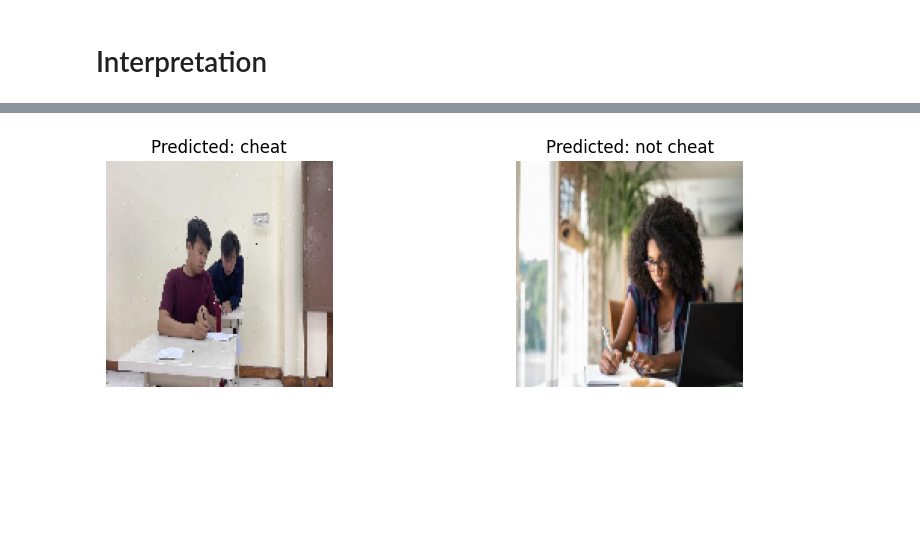
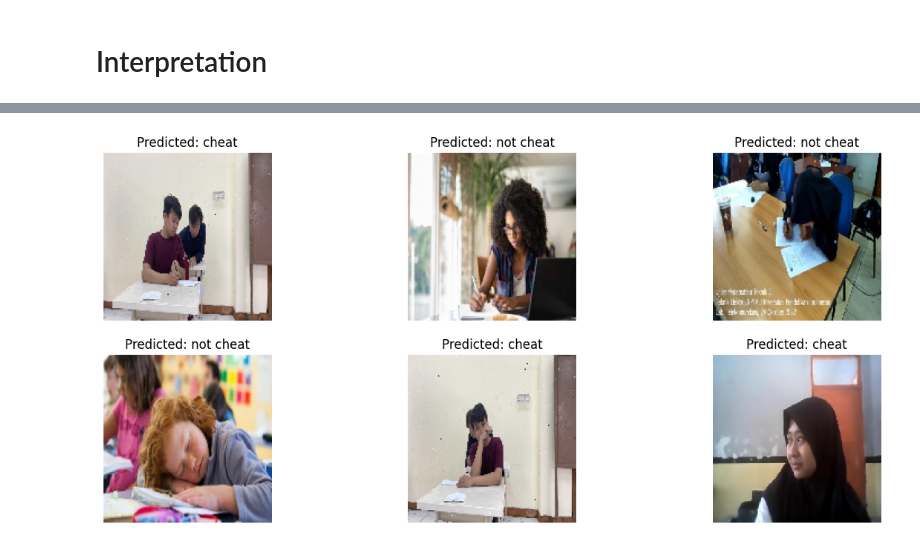
Before and after one commit to Gunaditya/school-cheating-ai-using-cv, a Jupyter notebook: school_Ai.ipynb, the cells around one changed output, grey strips where cells are left out. Saved outputs shown, nothing was run; the diff lists cells and outputs as text; code cells hidden in the pictures; blank space fills up the shorter version.

```diff
--- a/school_Ai.ipynb
+++ b/school_Ai.ipynb
@@ -61,10 +61,10 @@ import matplotlib.pyplot as plt
 from tensorflow.keras.preprocessing import image
 from sklearn.metrics import confusion_matrix, classification_report
 
-# Load your model
+
 model = load_model('version_0-5.keras')
 
-# Define your class indices
+
 class_indices = {
     0: 'cheat',
     1: 'not cheat'
@@ -75,23 +75,26 @@ def visualize_predictions(image_paths):
     plt.figure(figsize=(15, 10))
     for i, img_path in enumerate(image_paths):
         test_image = image.load_img(img_path, target_size=(150, 150))
-        test_image = image.img_to_array(test_image) / 255.0  # Normalizing
+        test_image = image.img_to_array(test_image) / 255.0
         test_image = np.expand_dims(test_image, axis=0)
 
         result = model.predict(test_image)
         predicted_index = np.argmax(result)
 
-        plt.subplot(3, 3, i + 1)  # Adjust depending on the number of images
+        plt.subplot(3, 3, i + 1)
         plt.imshow(test_image[0])
         plt.title(f'Predicted: {class_indices[predicted_index]}')
         plt.axis('off')
     plt.show()
 
-# Example usage
+
 image_paths = [
     '/workspaces/school-cheating-ai-using-cv/new_data/cheat/IMG_6502_jpg.rf.5385cb83b0fadab87918085db1570593.jpg',
     '/workspaces/school-cheating-ai-using-cv/new_data/not_cheat/good903_jpg.rf.a512749fda5a1f61bfb18603df0b2ad0.jpg',
-    # Add paths to other images you want to test
+    '/workspaces/school-cheating-ai-using-cv/new_data/not_cheat/good102_jpg.rf.62addc6f347b04fd63d806d0abaf96ff.jpg',
+    '/workspaces/school-cheating-ai-using-cv/new_data/not_cheat/good672_jpg.rf.3a3312b0aef7f8fc1d71ca57a06c7e27.jpg',
+    '/workspaces/school-cheating-ai-using-cv/new_data/cheat/IMG_6504_jpg.rf.efd9e89f7e26993bad008262ec95e19f.jpg',
+    '/workspaces/school-cheating-ai-using-cv/new_data/cheat/cheat426_jpg.rf.364bca857e6b9f17e7b9ff0ca3da0190.jpg'
 ]
 
 visualize_predictions(image_paths)
@@ -101 +108 @@ visualize_predictions(image_paths)
-[figure, old version]
+[figure, new version]
```
Also changed, not shown: parts of 1 cell of this notebook.
